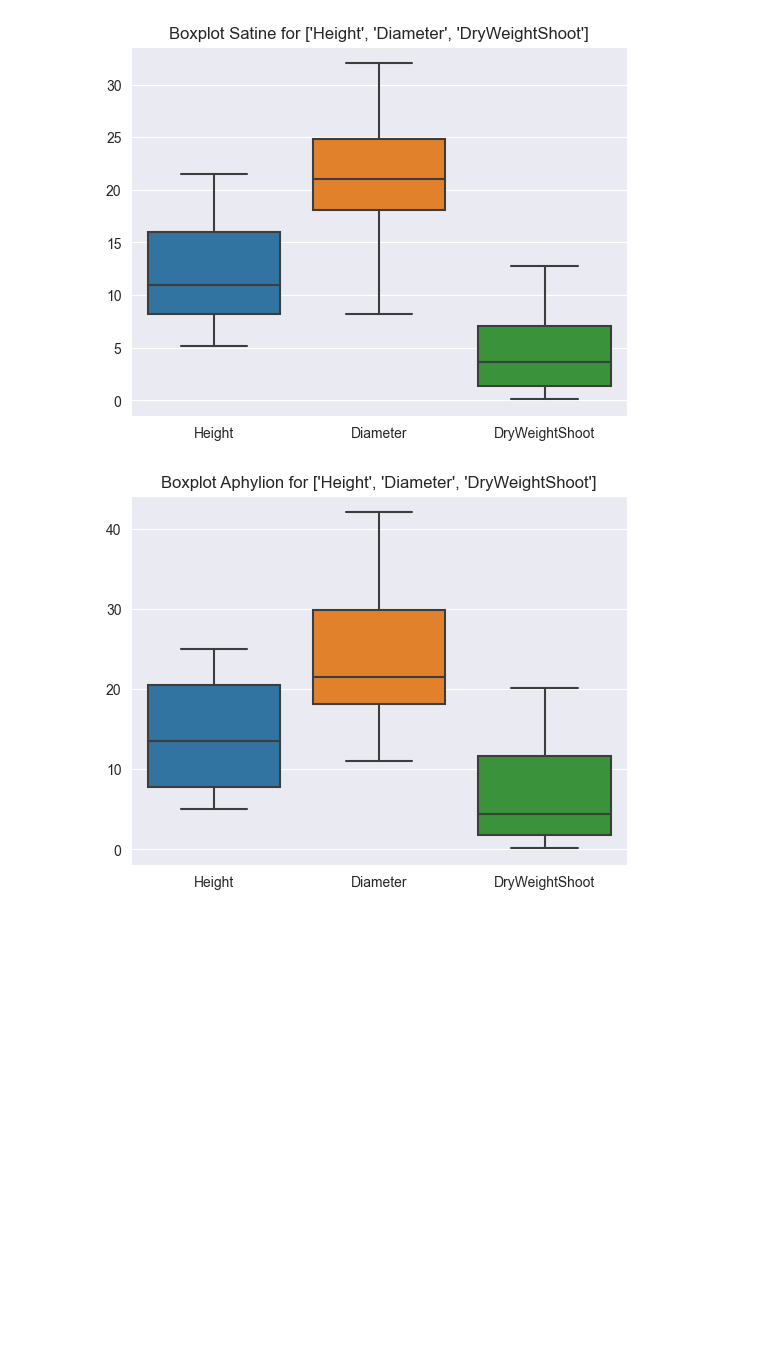
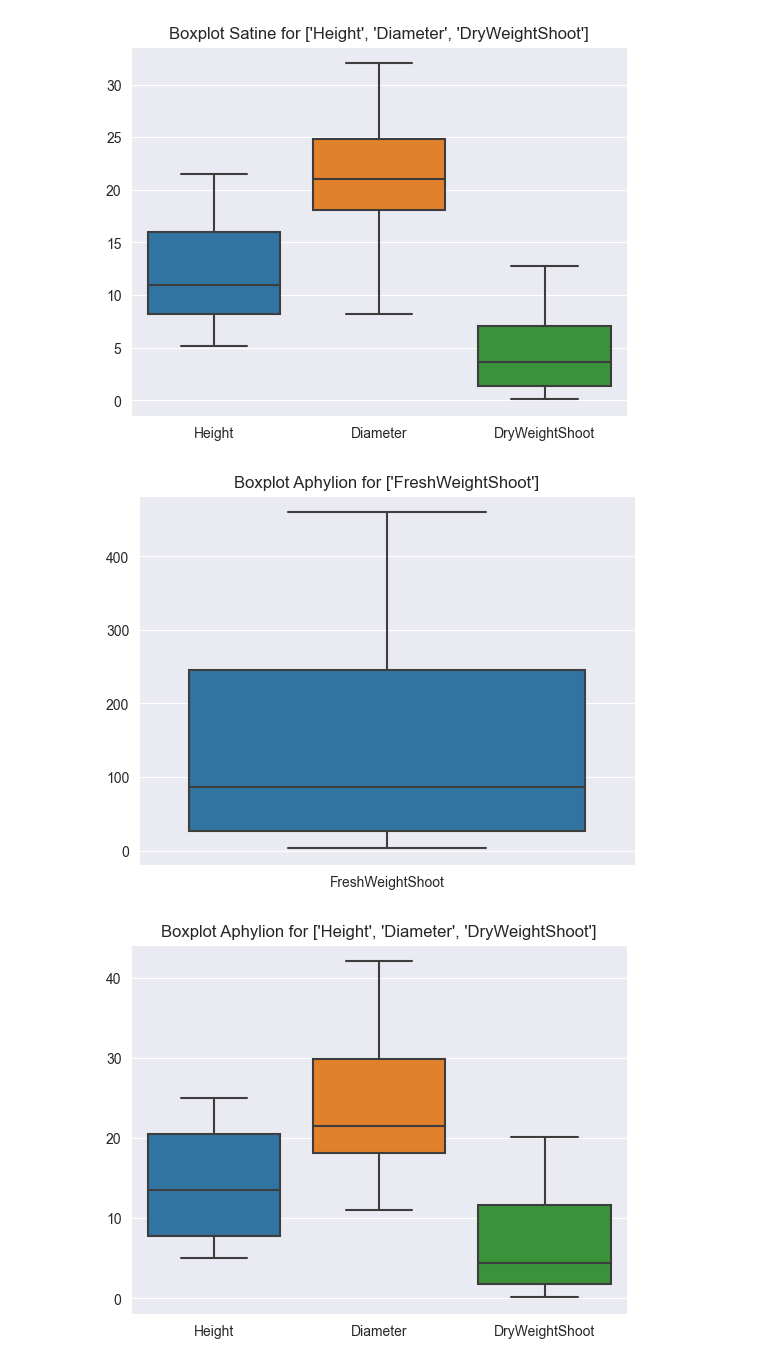
Before and after one commit to Niekwijs/lettuce-growth-models, a Jupyter notebook: Analysis/analysis-plant.ipynb, the cells around one changed output. Cells and saved outputs as stored; diff of their text form; code cells hidden in the pictures; blank space fills up the shorter version.

```diff
--- a/Analysis/analysis-plant.ipynb
+++ b/Analysis/analysis-plant.ipynb
@@ -110,6 +110,10 @@ box_variety_features("Satine", features=["FreshWeightShoot"])
 box_variety_features("Satine")
 # %% [output]
 [figure]
+# %%
+box_variety_features("Aphylion", features=["FreshWeightShoot"])
+# %% [output]
+[figure, added]
 # %%
 box_variety_features("Aphylion")
 # %% [output]
```
